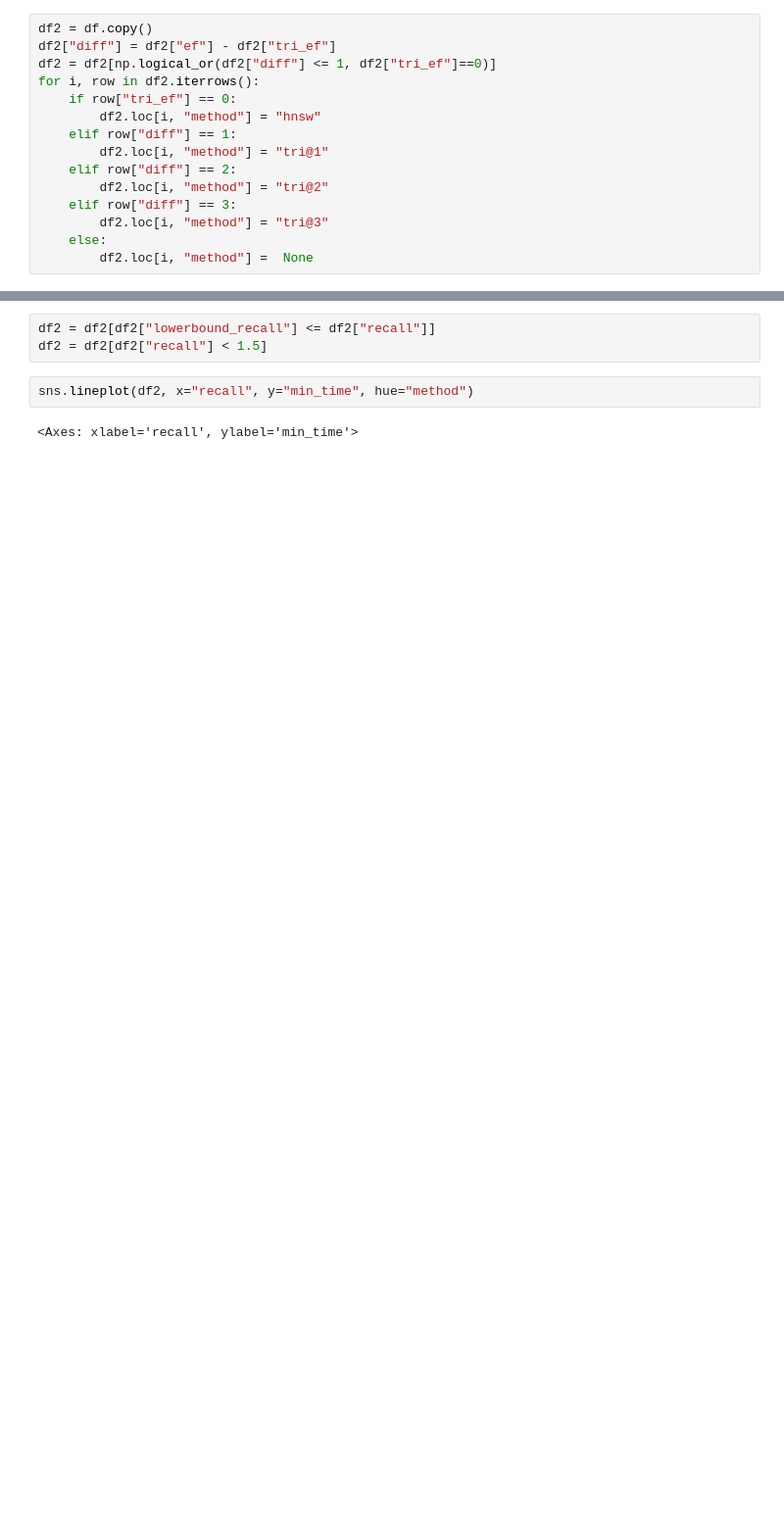
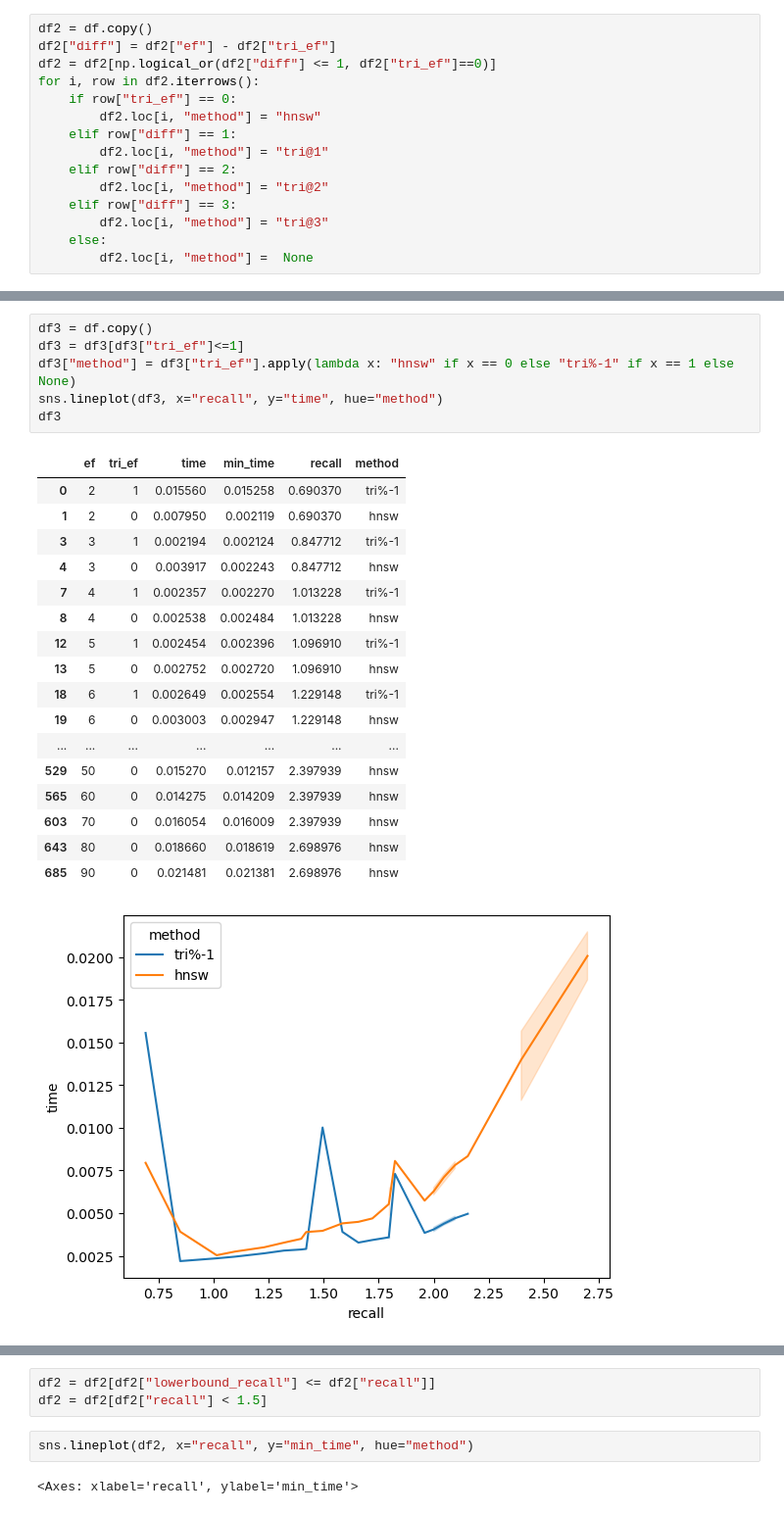
Before and after one commit to xuqianmamba/Tribase, a Jupyter notebook: script/tri_plot.ipynb, the cells around one changed output, grey strips where cells are left out. Shown: that part at 98% size. Drawn from its saved outputs; the diff is of its cells as text; blank space fills up the shorter version.

```diff
--- a/script/tri_plot.ipynb
+++ b/script/tri_plot.ipynb
@@ -33,3 +38,28 @@ for i, row in df2.iterrows():
+# %%
+df3 = df.copy()
+df3 = df3[df3["tri_ef"]<=1]
+df3["method"] = df3["tri_ef"].apply(lambda x: "hnsw" if x == 0 else "tri%-1" if x == 1 else None)
+sns.lineplot(df3, x="recall", y="time", hue="method")
+df3
+# %% [output]
+|  | ef | tri_ef | time | min_time | recall | method |
+| 0 | 2 | 1 | 0.015560 | 0.015258 | 0.690370 | tri%-1 |
+| 1 | 2 | 0 | 0.007950 | 0.002119 | 0.690370 | hnsw |
+| 3 | 3 | 1 | 0.002194 | 0.002124 | 0.847712 | tri%-1 |
+| 4 | 3 | 0 | 0.003917 | 0.002243 | 0.847712 | hnsw |
+| 7 | 4 | 1 | 0.002357 | 0.002270 | 1.013228 | tri%-1 |
+| 8 | 4 | 0 | 0.002538 | 0.002484 | 1.013228 | hnsw |
+| 12 | 5 | 1 | 0.002454 | 0.002396 | 1.096910 | tri%-1 |
+| 13 | 5 | 0 | 0.002752 | 0.002720 | 1.096910 | hnsw |
+| 18 | 6 | 1 | 0.002649 | 0.002554 | 1.229148 | tri%-1 |
+| 19 | 6 | 0 | 0.003003 | 0.002947 | 1.229148 | hnsw |
+| ... | ... | ... | ... | ... | ... | ... |
+| 529 | 50 | 0 | 0.015270 | 0.012157 | 2.397939 | hnsw |
+| 565 | 60 | 0 | 0.014275 | 0.014209 | 2.397939 | hnsw |
+| 603 | 70 | 0 | 0.016054 | 0.016009 | 2.397939 | hnsw |
+| 643 | 80 | 0 | 0.018660 | 0.018619 | 2.698976 | hnsw |
+| 685 | 90 | 0 | 0.021481 | 0.021381 | 2.698976 | hnsw |
+[figure, added]
 # %%
 # lowerbound_recall = query(ef == tri_ef and tri_ef == 0).recall
 
```
Also changed, not shown: parts of 4 cells of this notebook, 11 other files.
